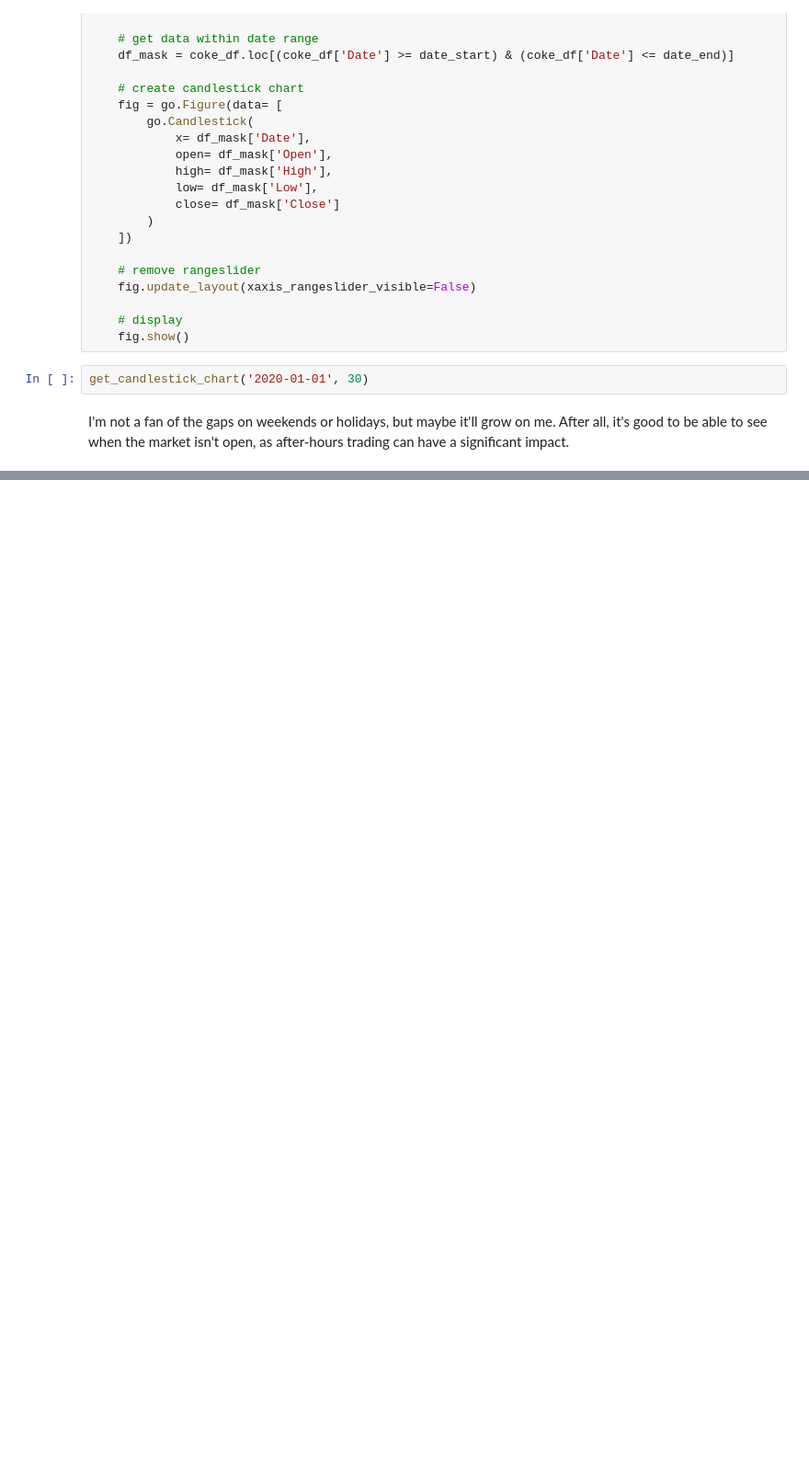
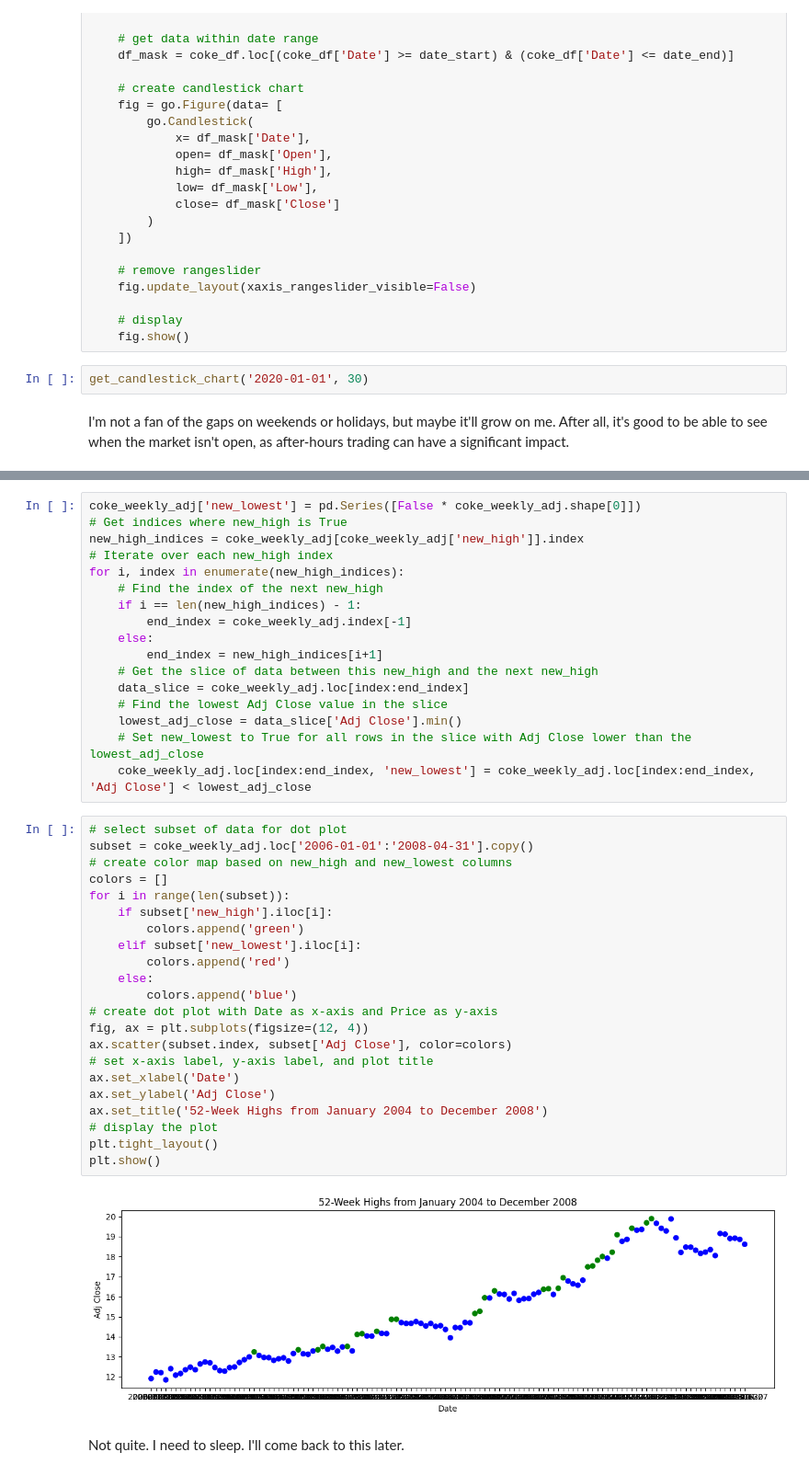
Before and after one commit to zdravoj/stock-bot, a Jupyter notebook: trading_sandbox.ipynb, the cells around one changed output, grey strips where cells are left out. Shown at 92% size. Drawn from its saved outputs; the diff is of its cells as text; blank space fills up the shorter version.

Commit message:
start darvas method, find box extremes

```diff
--- a/trading_sandbox.ipynb
+++ b/trading_sandbox.ipynb
@@ -1500,0 +1613,43 @@ I'm not a fan of the gaps on weekends or holidays, but maybe it'll grow on me. A
+# %%
+coke_weekly_adj['new_lowest'] = pd.Series([False * coke_weekly_adj.shape[0]])
+# Get indices where new_high is True
+new_high_indices = coke_weekly_adj[coke_weekly_adj['new_high']].index
+# Iterate over each new_high index
+for i, index in enumerate(new_high_indices):
+    # Find the index of the next new_high
+    if i == len(new_high_indices) - 1:
+        end_index = coke_weekly_adj.index[-1]
+    else:
+        end_index = new_high_indices[i+1]
+    # Get the slice of data between this new_high and the next new_high
+    data_slice = coke_weekly_adj.loc[index:end_index]
+    # Find the lowest Adj Close value in the slice
+    lowest_adj_close = data_slice['Adj Close'].min()
+    # Set new_lowest to True for all rows in the slice with Adj Close lower than the lowest_adj_close
+    coke_weekly_adj.loc[index:end_index, 'new_lowest'] = coke_weekly_adj.loc[index:end_index, 'Adj Close'] < lowest_adj_close
+# %%
+# select subset of data for dot plot
+subset = coke_weekly_adj.loc['2006-01-01':'2008-04-31'].copy()
+# create color map based on new_high and new_lowest columns
+colors = []
+for i in range(len(subset)):
+    if subset['new_high'].iloc[i]:
+        colors.append('green')
+    elif subset['new_lowest'].iloc[i]:
+        colors.append('red')
+    else:
+        colors.append('blue')
+# create dot plot with Date as x-axis and Price as y-axis
+fig, ax = plt.subplots(figsize=(12, 4))
+ax.scatter(subset.index, subset['Adj Close'], color=colors)
+# set x-axis label, y-axis label, and plot title
+ax.set_xlabel('Date')
+ax.set_ylabel('Adj Close')
+ax.set_title('52-Week Highs from January 2004 to December 2008')
+# display the plot
+plt.tight_layout()
+plt.show()
+# %% [output]
+[figure, added]
+# %% [markdown]
+Not quite. I need to sleep. I'll come back to this later.
```
Also changed, not shown: parts of 19 cells of this notebook.
